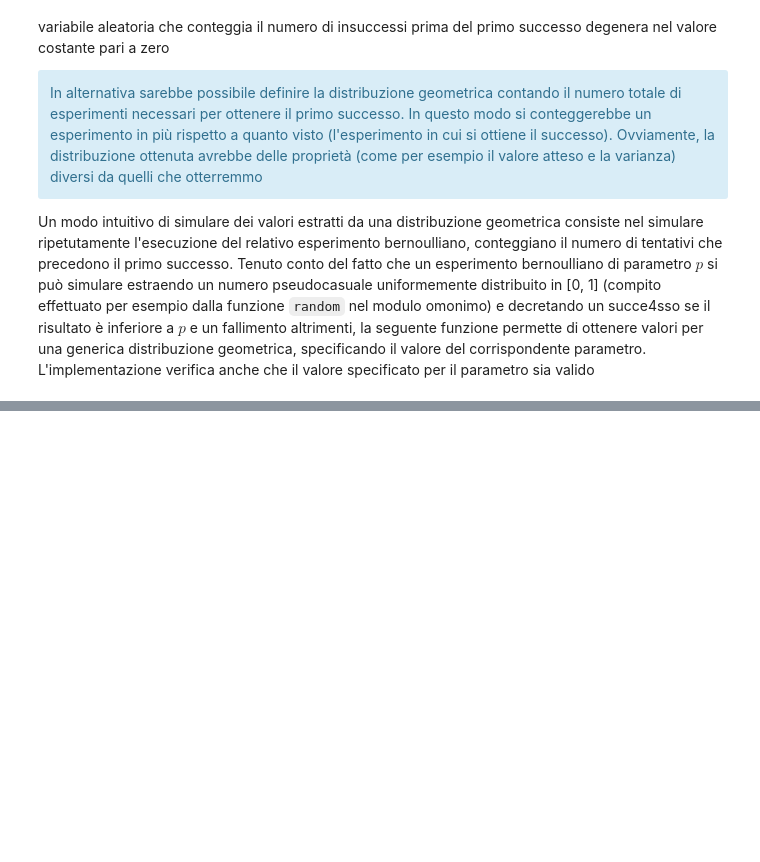
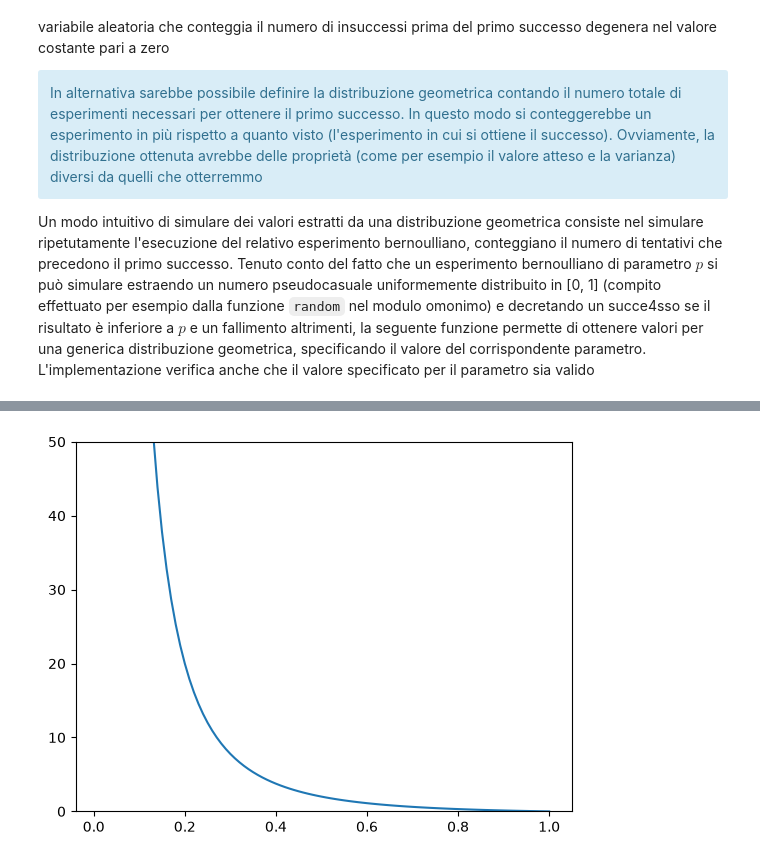
Before and after one commit to symotogno/statistica-jupyter, a Jupyter notebook: L11.ipynb, the cells around one changed output, grey strips where cells are left out. Drawn from its saved outputs; the diff is of its cells as text; code cells hidden in the pictures; blank space fills up the shorter version.

```diff
--- a/L11.ipynb
+++ b/L11.ipynb
@@ -9,0 +124,9 @@ Un modo intuitivo di simulare dei valori estratti da una distribuzione geometric
+# %%
+x = np.arange(0.01, 1.01, 0.01)
+y = list(map(lambda p: (1-p)/p**2, x))
+
+plt.plot(x,y)
+plt.ylim(0,50)
+plt.show()
+# %% [output]
+[figure, added]
```
Also changed, not shown: parts of 17 cells of this notebook, 1 other file.
